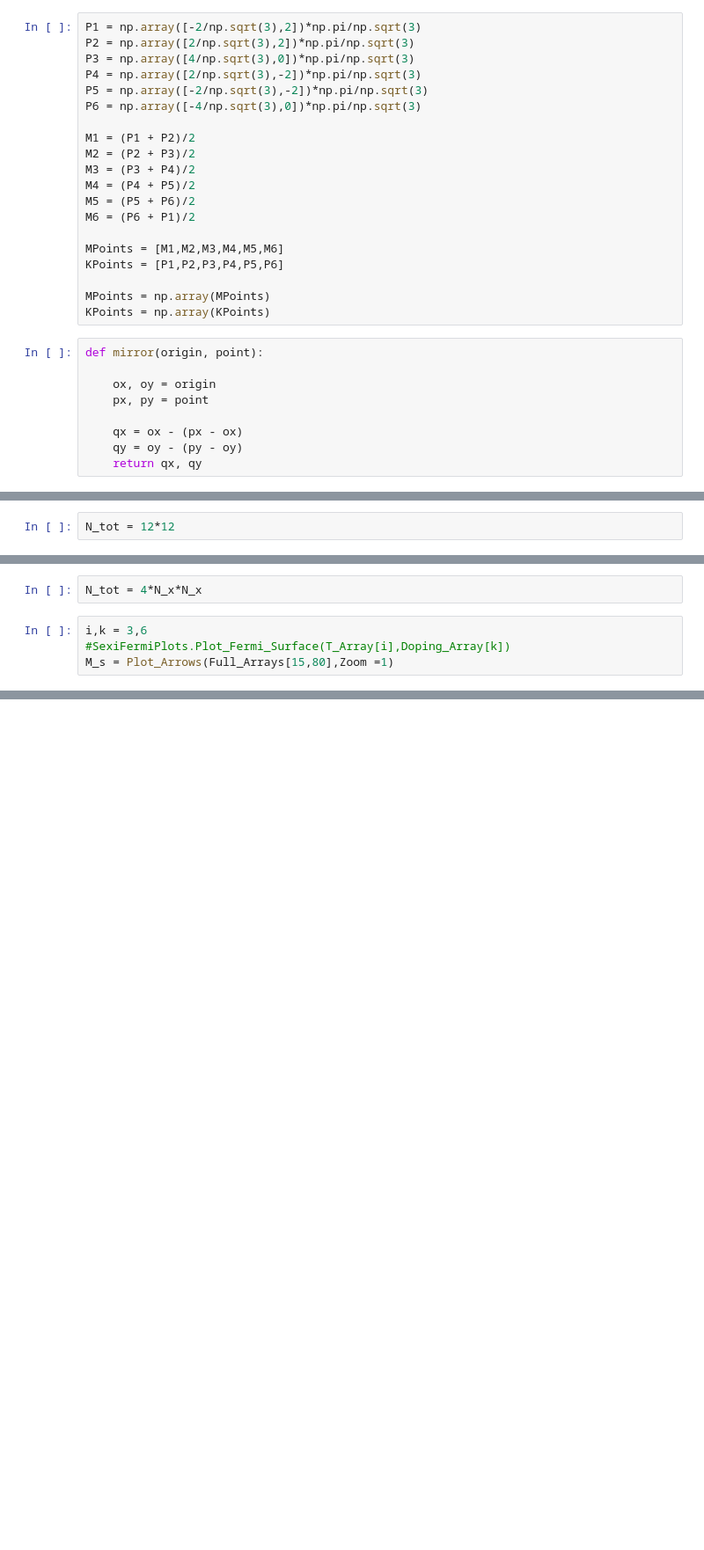
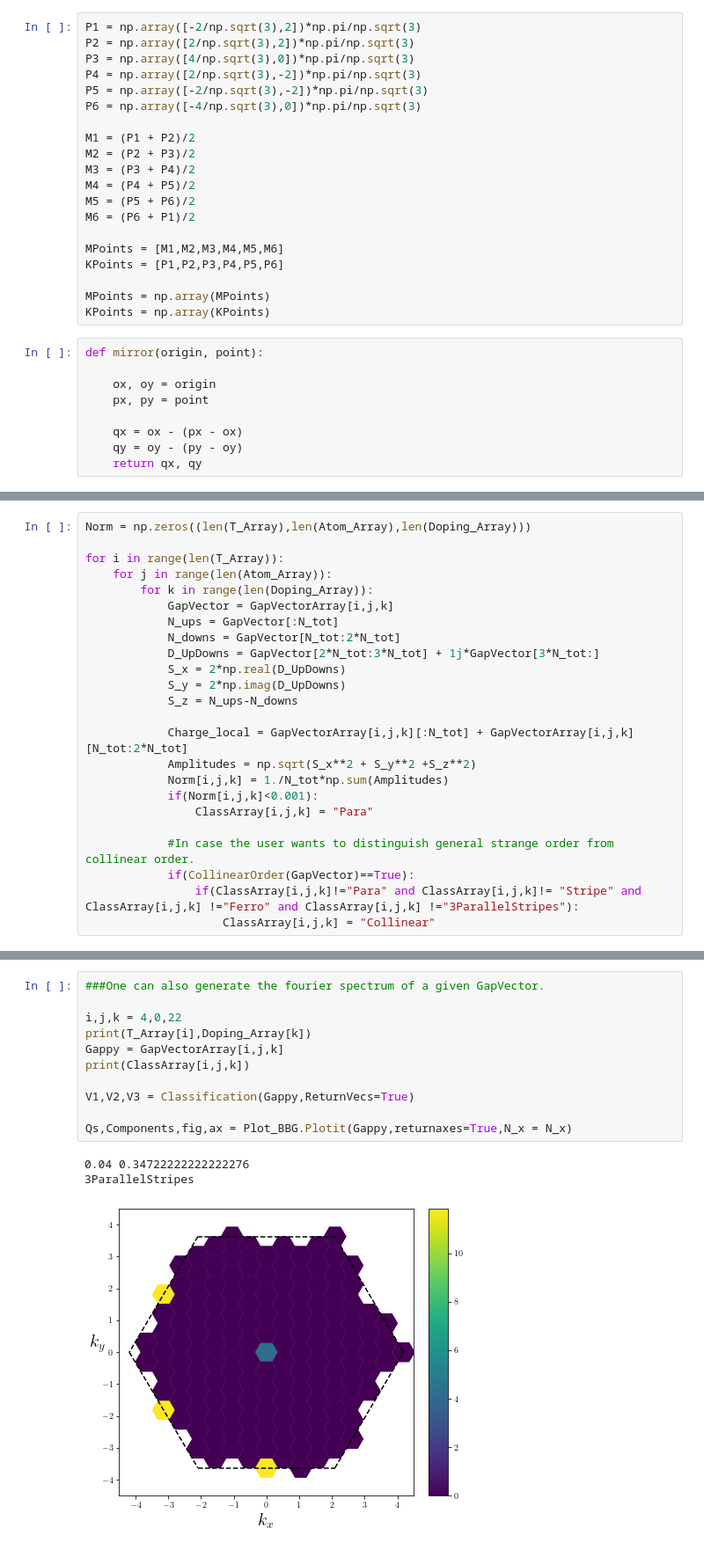
Before and after one commit to RoScholle/BilayerGraphene, a Jupyter notebook: PhaseDiagram_BBG_Correct_Pixels_Github.ipynb, the cells around one changed output, grey strips where cells are left out. Shown at 88% size. Saved outputs shown, nothing was run; the diff lists cells and outputs as text; blank space fills up the shorter version.

```diff
--- a/PhaseDiagram_BBG_Correct_Pixels_Github.ipynb
+++ b/PhaseDiagram_BBG_Correct_Pixels_Github.ipynb
@@ -324,2 +119,0 @@ def Classification(Gappy,ReturnVecs = False,N_x = N_x,GetIndices = False):
-# %%
-N_tot = 12*12
@@ -921,6 +119,0 @@ def Plot_Arrows(GapVector,ShowSpin = True,ShowCharge = True,Scale = 0.5,SetMin =
-# %%
-N_tot = 4*N_x*N_x
-# %%
-i,k = 3,6
-#SexiFermiPlots.Plot_Fermi_Surface(T_Array[i],Doping_Array[k])
-M_s = Plot_Arrows(Full_Arrays[15,80],Zoom =1)
@@ -1006,0 +337,24 @@ ThreeStripes
+# %%
+Norm = np.zeros((len(T_Array),len(Atom_Array),len(Doping_Array)))
+
+for i in range(len(T_Array)):
+    for j in range(len(Atom_Array)):
+        for k in range(len(Doping_Array)):
+            GapVector = GapVectorArray[i,j,k]
+            N_ups = GapVector[:N_tot]
+            N_downs = GapVector[N_tot:2*N_tot]
+            D_UpDowns = GapVector[2*N_tot:3*N_tot] + 1j*GapVector[3*N_tot:]
+            S_x = 2*np.real(D_UpDowns)
+            S_y = 2*np.imag(D_UpDowns)
+            S_z = N_ups-N_downs
+
+            Charge_local = GapVectorArray[i,j,k][:N_tot] + GapVectorArray[i,j,k][N_tot:2*N_tot]
+            Amplitudes = np.sqrt(S_x**2 + S_y**2 +S_z**2)
+            Norm[i,j,k] = 1./N_tot*np.sum(Amplitudes)
+            if(Norm[i,j,k]<0.001):
+                ClassArray[i,j,k] = "Para"
+
+            #In case the user wants to distinguish general strange order from collinear order.
+            if(CollinearOrder(GapVector)==True):
+                if(ClassArray[i,j,k]!="Para" and ClassArray[i,j,k]!= "Stripe" and ClassArray[i,j,k] !="Ferro" and ClassArray[i,j,k] !="3ParallelStripes"):
+                    ClassArray[i,j,k] = "Collinear"
@@ -1006,0 +466,15 @@ ThreeStripes
+# %%
+###One can also generate the fourier spectrum of a given GapVector.
+
+i,j,k = 4,0,22
+print(T_Array[i],Doping_Array[k])
+Gappy = GapVectorArray[i,j,k]
+print(ClassArray[i,j,k])
+
+V1,V2,V3 = Classification(Gappy,ReturnVecs=True)
+
+Qs,Components,fig,ax = Plot_BBG.Plotit(Gappy,returnaxes=True,N_x = N_x)
+# %% [output]
+0.04 0.34722222222222276
+3ParallelStripes
+[figure, added]
```
Also changed, not shown: parts of 50 cells of this notebook.
